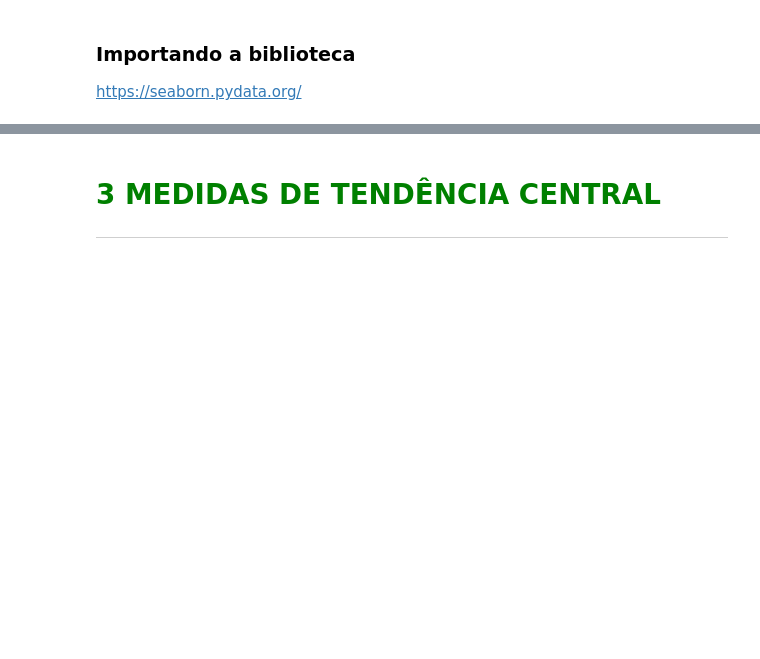
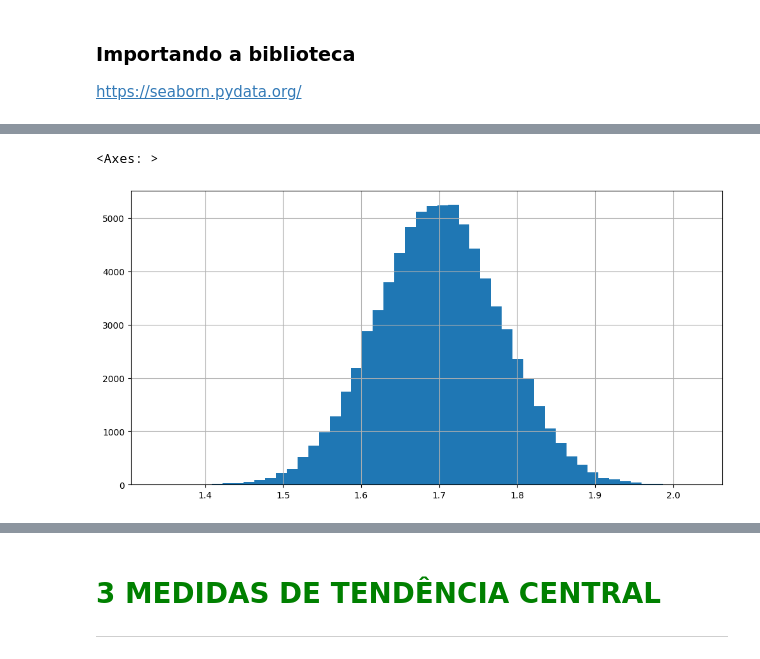
Before and after one commit to jaquelinerufino/aluraDataScience, a Jupyter notebook: 3. Estatística com Python frequências e medidas/Curso_de_Estatística_Parte_1.ipynb, the cells around one changed output, grey strips where cells are left out. Drawn from its saved outputs; the diff is of its cells as text; code cells hidden in the pictures; blank space fills up the shorter version.

```diff
--- a/3. Estatística com Python frequências e medidas/Curso_de_Estatística_Parte_1.ipynb
+++ b/3. Estatística com Python frequências e medidas/Curso_de_Estatística_Parte_1.ipynb
@@ -403,0 +488,5 @@ https://seaborn.pydata.org/
+# %%
+dados.Altura.hist(bins=50, figsize=(12,6))
+# %% [output]
+<Axes: >
+[figure, added]
```
Also changed, not shown: parts of 23 cells of this notebook.
